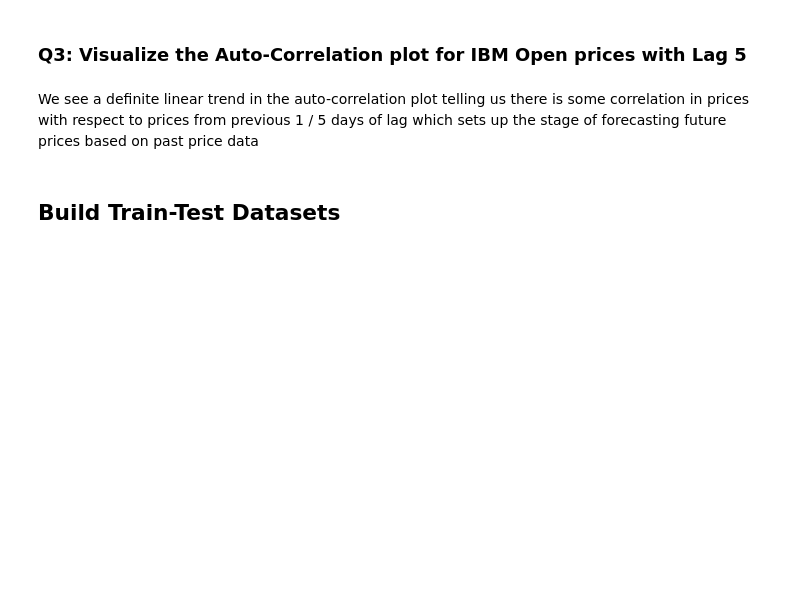
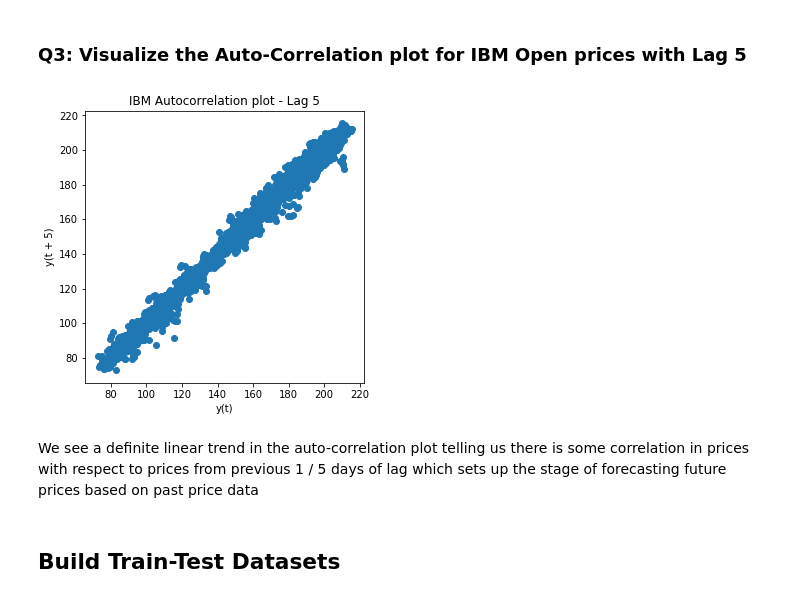
Before and after one commit to 3DBull/mec-mini-projects, a Jupyter notebook: mec-18.5.1-time-series-analysis-mini-project/Mini_Project_Time_Series_Forecasting.ipynb, the cells around one changed output. Cells and saved outputs as stored; diff of their text form; code cells hidden in the pictures; blank space fills up the shorter version.

```diff
--- a/mec-18.5.1-time-series-analysis-mini-project/Mini_Project_Time_Series_Forecasting.ipynb
+++ b/mec-18.5.1-time-series-analysis-mini-project/Mini_Project_Time_Series_Forecasting.ipynb
@@ -97,5 +101,11 @@ plt.title('IBM Autocorrelation plot - Lag 1');
 # %% [markdown]
 ### Q3: Visualize the Auto-Correlation plot for IBM Open prices with Lag 5
+# %%
+plt.figure(figsize=(5,5))
+lag_plot(df['Open'], lag=5)
+plt.title('IBM Autocorrelation plot - Lag 5');
+# %% [output]
+[figure, added]
 # %% [markdown]
 We see a definite linear trend in the auto-correlation plot telling us there is some correlation in prices with respect to prices from previous 1 / 5 days of lag which sets up the stage of forecasting future prices based on past price data
 # %% [markdown]
```
Also changed, not shown: parts of 41 cells of this notebook, 1 other file.
